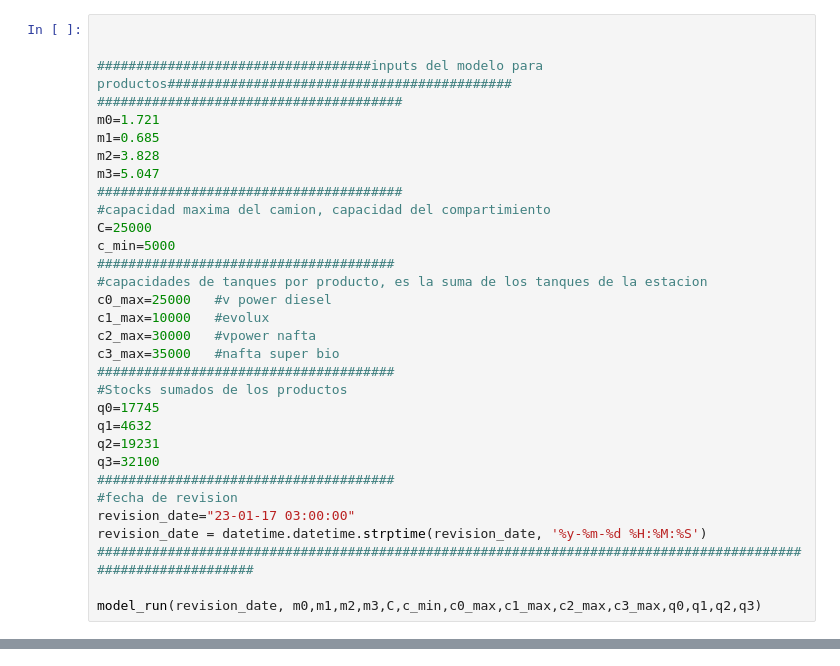
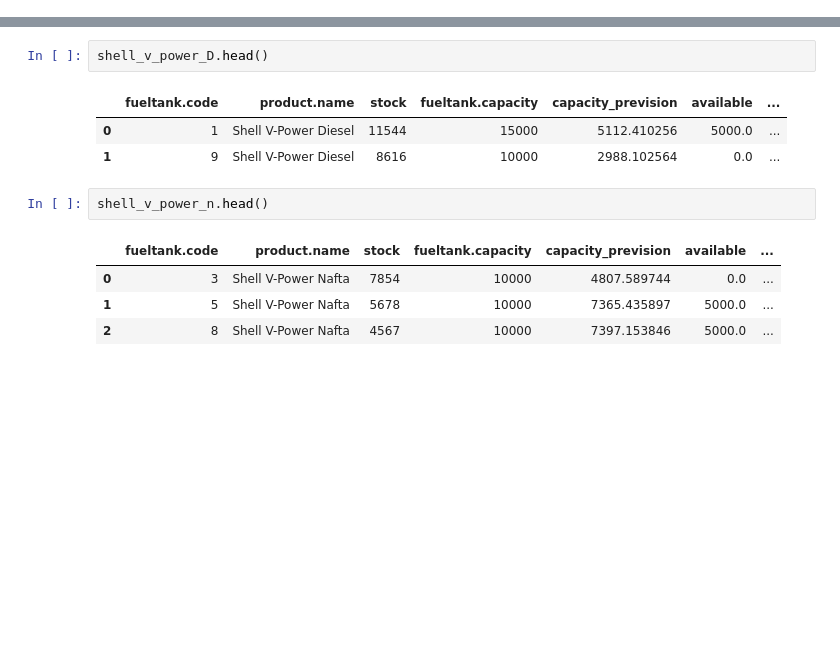
Before and after one commit to jepeloa/shell.fuelreplenishment, a Jupyter notebook: Calculos.ipynb, the cells around one changed output, grey strips where cells are left out. Cells and saved outputs as stored; diff of their text form; blank space fills up the shorter version.

Commit message:
Agregado de calculos filtrado tanques
Filtro de solucion por disponibilidad de tanques en la estacion. Se calcula la disponibilidad para descargar combustible y en que tanques

```diff
--- a/Calculos.ipynb
+++ b/Calculos.ipynb
@@ -227,32 +225,0 @@ def model_run(revision_date, m0, m1, m2, m3, C, c_min, c0_max, c1_max, c2_max, c
-# %%
-
-
-###################################inputs del modelo para productos############################################
-#######################################
-m0=1.721
-m1=0.685
-m2=3.828
-m3=5.047
-#######################################
-#capacidad maxima del camion, capacidad del compartimiento
-C=25000
-c_min=5000
-######################################
-#capacidades de tanques por producto, es la suma de los tanques de la estacion
-c0_max=25000   #v power diesel
-c1_max=10000   #evolux
-c2_max=30000   #vpower nafta
-c3_max=35000   #nafta super bio
-######################################
-#Stocks sumados de los productos
-q0=17745
-q1=4632
-q2=19231
-q3=32100
-######################################
-#fecha de revision
-revision_date="23-01-17 03:00:00"
-revision_date = datetime.datetime.strptime(revision_date, '%y-%m-%d %H:%M:%S')
-##############################################################################################################
-
-model_run(revision_date, m0,m1,m2,m3,C,c_min,c0_max,c1_max,c2_max,c3_max,q0,q1,q2,q3)
@@ -277,0 +620,13 @@ model_run(revision_date, m0,m1,m2,m3,C,c_min,c0_max,c1_max,c2_max,c3_max,q0,q1,q
+# %%
+shell_v_power_D.head()
+# %% [output]
+|  | fueltank.code | product.name | stock | fueltank.capacity | capacity_prevision | available | ... |
+| 0 | 1 | Shell V-Power Diesel | 11544 | 15000 | 5112.410256 | 5000.0 | ... |
+| 1 | 9 | Shell V-Power Diesel | 8616 | 10000 | 2988.102564 | 0.0 | ... |
+# %%
+shell_v_power_n.head()
+# %% [output]
+|  | fueltank.code | product.name | stock | fueltank.capacity | capacity_prevision | available | ... |
+| 0 | 3 | Shell V-Power Nafta | 7854 | 10000 | 4807.589744 | 0.0 | ... |
+| 1 | 5 | Shell V-Power Nafta | 5678 | 10000 | 7365.435897 | 5000.0 | ... |
+| 2 | 8 | Shell V-Power Nafta | 4567 | 10000 | 7397.153846 | 5000.0 | ... |
```
Also changed, not shown: parts of 9 cells of this notebook, 1 other file.
